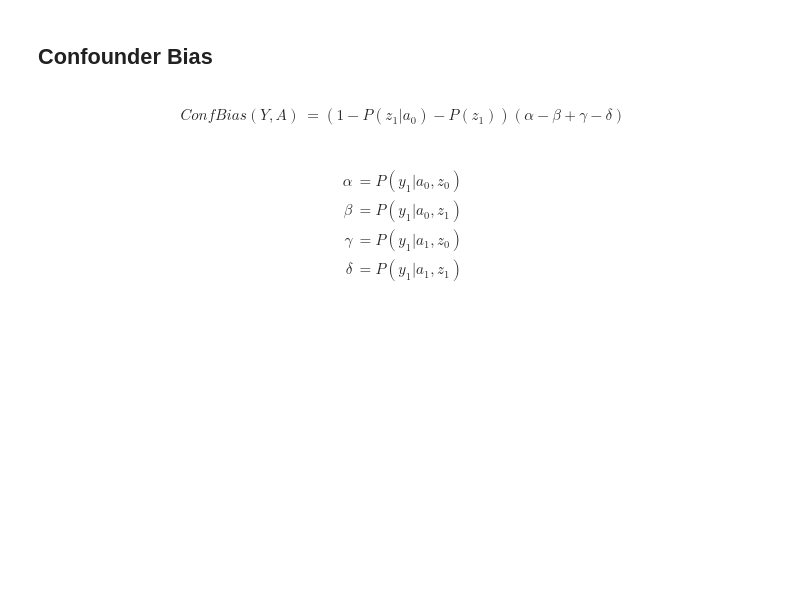
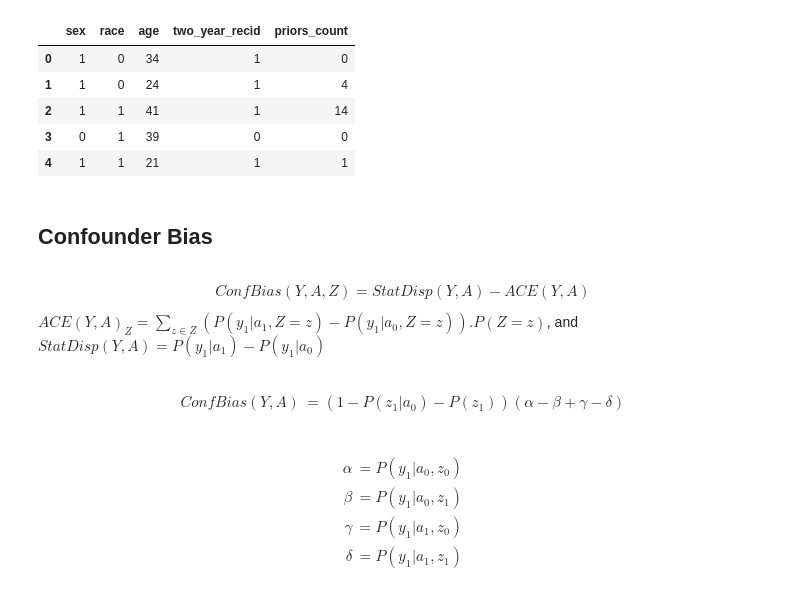
Before and after one commit to RuSaBin/DissectingCausalBiases, a Jupyter notebook: Code/Biases_RealData+InteractionBias_Synthetic.ipynb, the cells around one changed output. Drawn from its saved outputs; the diff is of its cells as text; code cells hidden in the pictures; blank space fills up the shorter version.

```diff
--- a/Biases_RealData+InteractionBias_Synthetic.ipynb
+++ b/Code/Biases_RealData+InteractionBias_Synthetic.ipynb
@@ -44,5 +62,22 @@ dfd.head()
+# %%
+dfc_2 = pd.read_csv('Compas/compas_not_bin.csv')#adult
+dfc_2.head()
+# %% [output]
+|  | sex | race | age | two_year_recid | priors_count |
+| 0 | 1 | 0 | 34 | 1 | 0 |
+| 1 | 1 | 0 | 24 | 1 | 4 |
+| 2 | 1 | 1 | 41 | 1 | 14 |
+| 3 | 0 | 1 | 39 | 0 | 0 |
+| 4 | 1 | 1 | 21 | 1 | 1 |
 # %% [markdown]
 ## Confounder Bias
+# %% [markdown]
+\begin{equation}
+ConfBias(Y,A,Z) = StatDisp(Y,A) - ACE(Y,A)
+\end{equation}
+
+ $\displaystyle ACE(Y,A)_Z = \sum_{z\in Z}\left(P(y_1|a_1, Z=z)-P(y_1|a_0, Z=z)\right).P(Z=z)$, and
+ $StatDisp(Y,A) = P(y_1 | a_1) - P(y_1 | a_0)$
 # %% [markdown]
 \begin{align}
 ConfBias(Y,A) &= (1- P(z_1|a_0) - P(z_1))(\alpha -\beta +\gamma -\delta)
```
Also changed, not shown: parts of 54 cells of this notebook, 43 other files.
